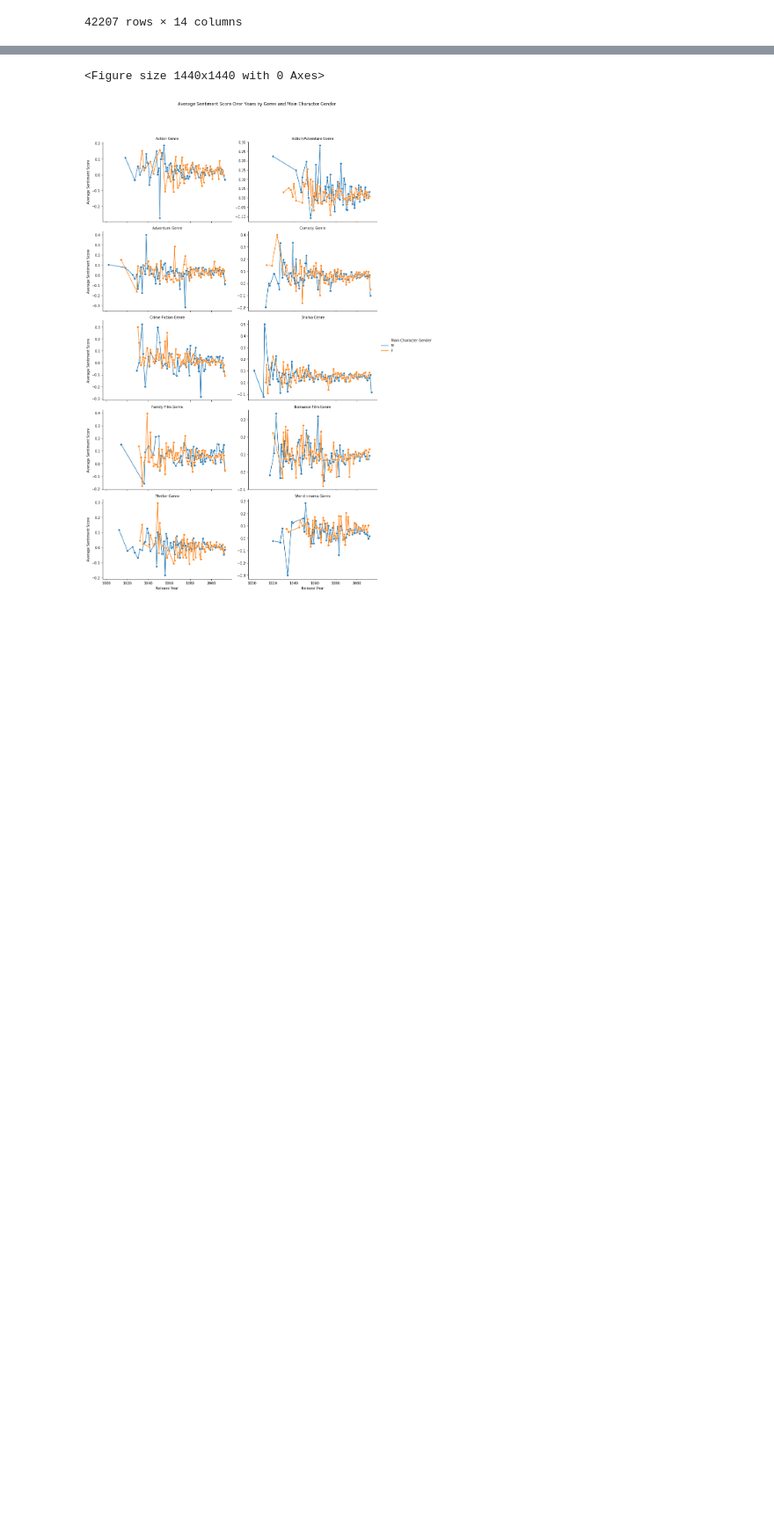
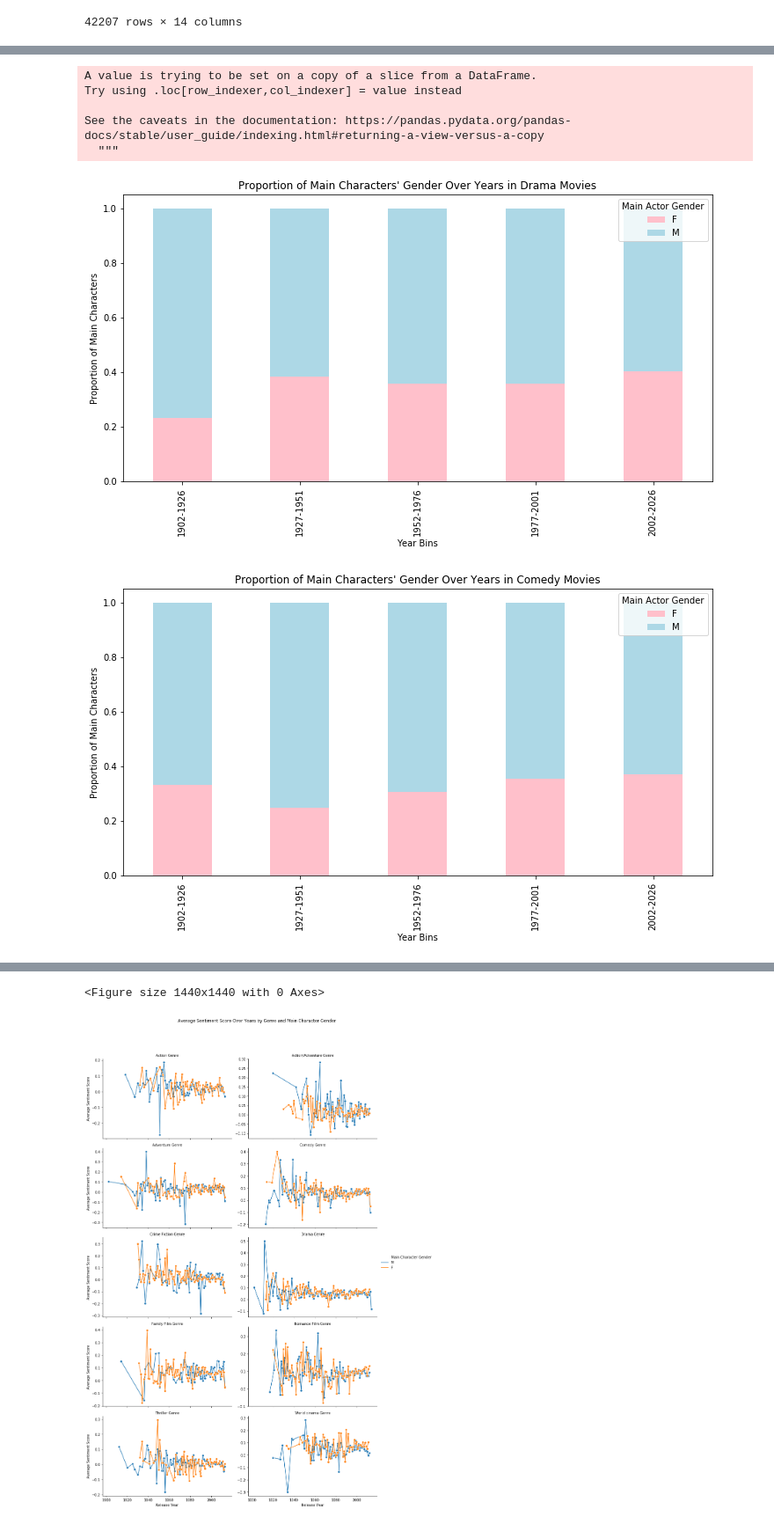
Before and after one commit to epfl-ada/ada-2023-project-badafixm01, a Jupyter notebook: Character and movie metadata analysis.ipynb, the cells around one changed output, grey strips where cells are left out. Shown at 88% size. Saved outputs shown, nothing was run; the diff lists cells and outputs as text; code cells hidden in the pictures; blank space fills up the shorter version.

```diff
--- a/Character and movie metadata analysis.ipynb
+++ b/Character and movie metadata analysis.ipynb
@@ -411,0 +512,33 @@ filtered_df_movie_gender
+# %%
+# Create year bins
+bins = range(int(filtered_df_movie_gender['Movie release year'].min()),
+             int(filtered_df_movie_gender['Movie release year'].max()) + 25, 25)
+labels = [f'{i}-{i+24}' for i in bins[:-1]]
+filtered_df_movie_gender['Year Bin'] = pd.cut(filtered_df_movie_gender['Movie release year'], bins=bins, labels=labels, right=False)
+
+# Group and aggregate data
+grouped_df = filtered_df_movie_gender.groupby(['Movie genres', 'Year Bin', 'Main Character Gender']).size()
+# Calculate proportions
+grouped_df = grouped_df.groupby(level=[0, 1]).apply(lambda x: x / float(x.sum())).unstack(fill_value=0)
+
+# Plot data for each of the top genres
+# Define colors for each gender
+colors = {'F': 'pink', 'M': 'lightblue'}
+
+
+for genre in top_10_genres:
+    genre_data = grouped_df.loc[genre]
+    genre_data.plot(kind='bar', stacked=True, color=[colors.get(x) for x in genre_data.columns], figsize=(12, 6))
+    plt.title(f"Proportion of Main Characters' Gender Over Years in {genre} Movies")
+    plt.xlabel('Year Bins')
+    plt.ylabel('Proportion of Main Characters')
+    plt.legend(title='Main Actor Gender')
+    plt.show()
+# %% [output]
+A value is trying to be set on a copy of a slice from a DataFrame.
+Try using .loc[row_indexer,col_indexer] = value instead
+
+See the caveats in the documentation: https://pandas.pydata.org/pandas-docs/stable/user_guide/indexing.html#returning-a-view-versus-a-copy
+  """
+[figure, added]
+[figure, added]
```
Also changed, not shown: parts of 17 cells of this notebook.
